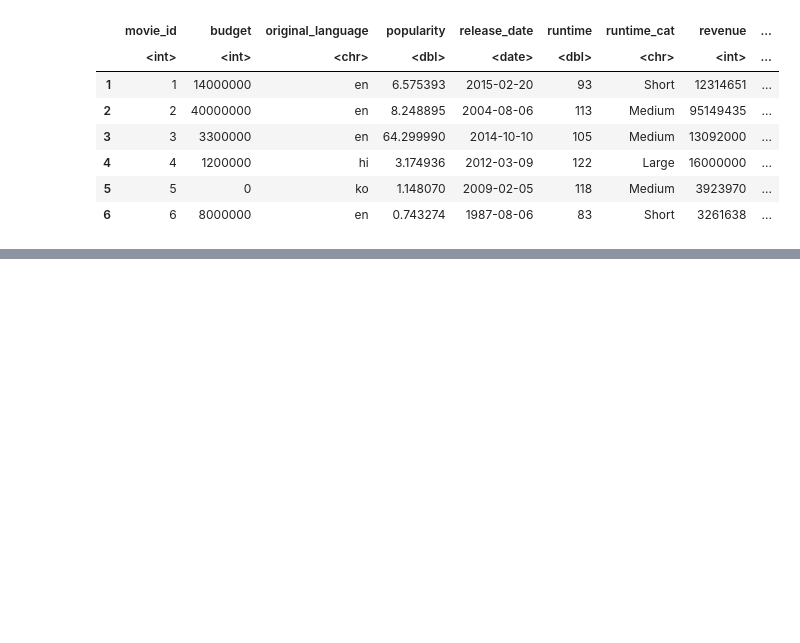
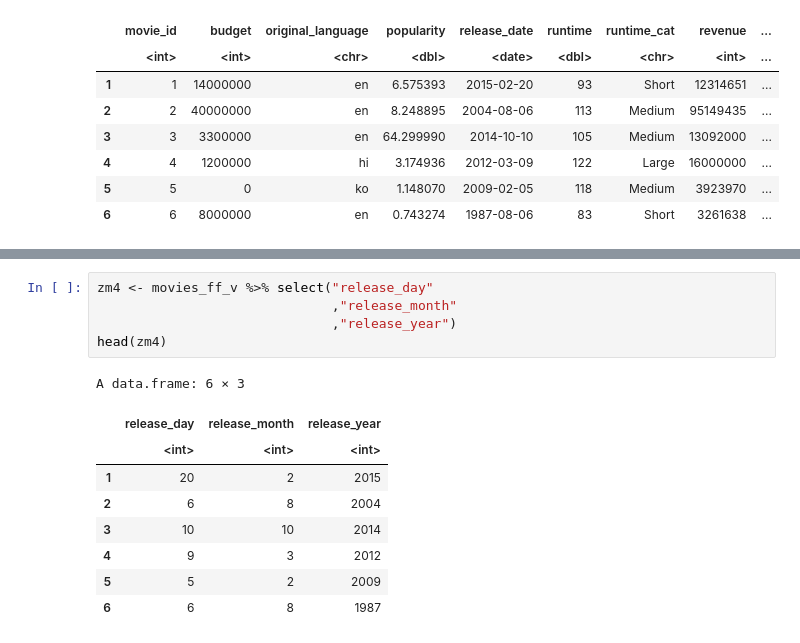
Before and after one commit to mouhadeb/DataScience, a Jupyter notebook: stats/Home Exercise 4.ipynb, the cells around one changed output, grey strips where cells are left out. Cells and saved outputs as stored; diff of their text form; blank space fills up the shorter version.

```diff
--- a/stats/Home Exercise 4.ipynb
+++ b/stats/Home Exercise 4.ipynb
@@ -25,0 +119,15 @@ A data.frame: 6 × 85
+# %%
+zm4 <- movies_ff_v %>% select("release_day"
+                              ,"release_month"
+                              ,"release_year")
+head(zm4)
+# %% [output]
+A data.frame: 6 × 3
+|  | release_day | release_month | release_year |
+|  | <int> | <int> | <int> |
+| 1 | 20 | 2 | 2015 |
+| 2 | 6 | 8 | 2004 |
+| 3 | 10 | 10 | 2014 |
+| 4 | 9 | 3 | 2012 |
+| 5 | 5 | 2 | 2009 |
+| 6 | 6 | 8 | 1987 |
```
Also changed, not shown: parts of 10 cells of this notebook, 1 other file.
